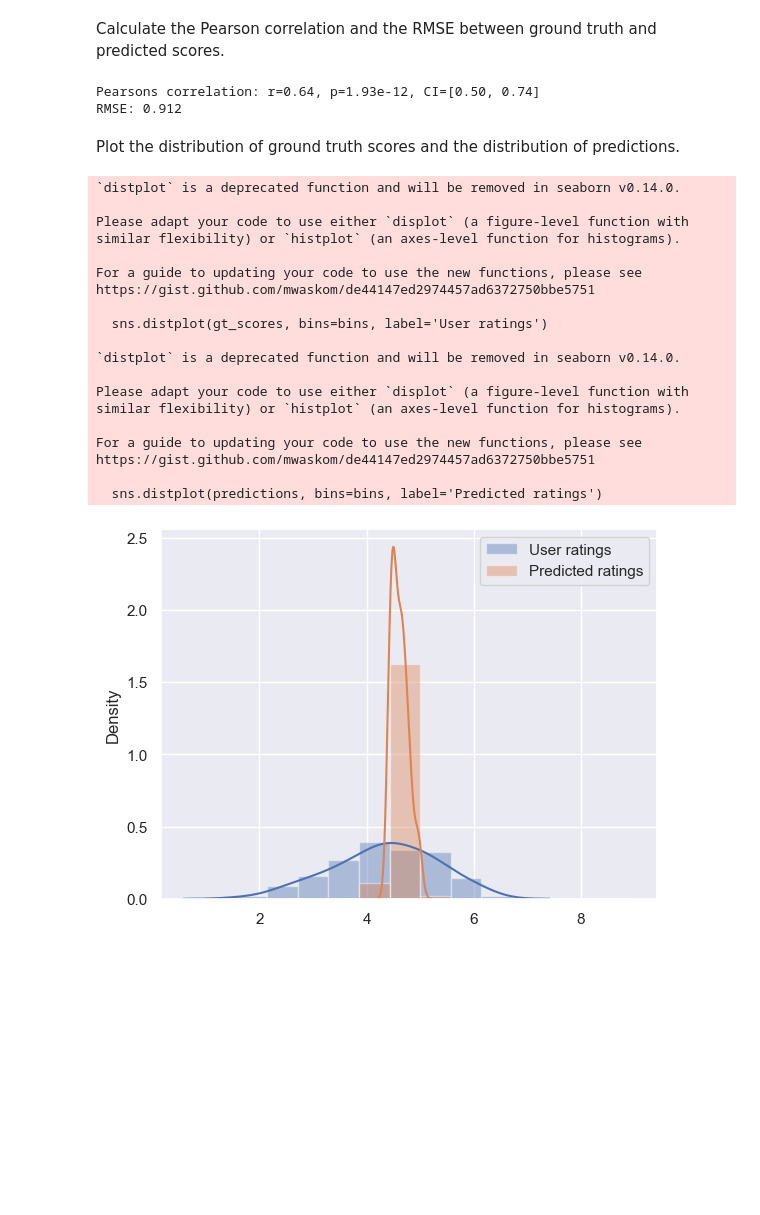
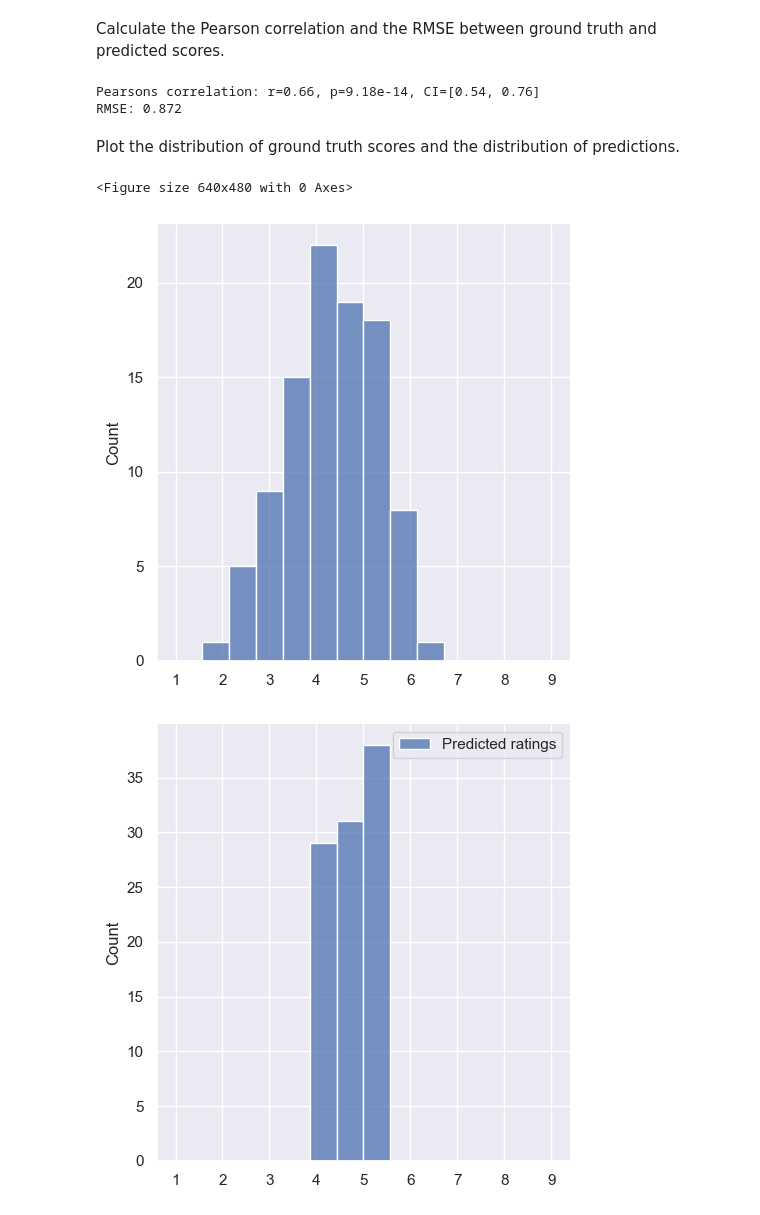
Before and after one commit to abrahamglez17/website-aesthetics-research, a Jupyter notebook: rating-based-models/approach2/model2.ipynb, the cells around one changed output. Drawn from its saved outputs; the diff is of its cells as text; code cells hidden in the pictures; blank space fills up the shorter version.

```diff
--- a/rating-based-models/approach2/model2.ipynb
+++ b/rating-based-models/approach2/model2.ipynb
@@ -284,11 +284,11 @@ val_generator = val_datagen.flow(X_val, y_val, batch_size=batch_size)
 # %% [markdown]
 Compile the model.
 # %%
-epochs = 40
+epochs = 32
 decay = 1e-4
 base_lr = 0.005
 
-sgd = optimizers.SGD(learning_rate=base_lr, momentum=0.9, decay=decay, nesterov=True)
+sgd = optimizers.SGD(learning_rate=base_lr, momentum=0.9, weight_decay=decay, nesterov=True)
 model.compile(loss=earth_mover_loss, optimizer=sgd, metrics=[earth_mover_loss])
 # %% [markdown]
 Train the model.
@@ -451,47 +446,30 @@ print('Pearsons correlation: r=%.2f, p=%.2e, CI=[%.2f, %.2f]' % (corr, p, lo, hi
 rmse_test = sqrt(mean_squared_error(gt_scores, predictions))
 print('RMSE: %.3f' % rmse_test)
 # %% [output]
-Pearsons correlation: r=0.64, p=1.93e-12, CI=[0.50, 0.74]
-RMSE: 0.912
+Pearsons correlation: r=0.66, p=9.18e-14, CI=[0.54, 0.76]
+RMSE: 0.872
 # %% [markdown]
 Plot the distribution of ground truth scores and the distribution of predictions.
 # %%
 import seaborn as sns
 
 fig = plt.figure()
 sns.set(color_codes=True)
 
 bins = np.linspace(1, 9, num=15)
 
-sns.distplot(gt_scores, bins=bins, label='User ratings')
+sns.displot(gt_scores, bins=bins, label='User ratings')
 
-sns.distplot(predictions, bins=bins, label='Predicted ratings')
+sns.displot(predictions, bins=bins, label='Predicted ratings')
 
 plt.legend()
 
 
 plt.show()
 # %% [output]
-`distplot` is a deprecated function and will be removed in seaborn v0.14.0.
-
-Please adapt your code to use either `displot` (a figure-level function with
-similar flexibility) or `histplot` (an axes-level function for histograms).
-
-For a guide to updating your code to use the new functions, please see
-https://gist.github.com/mwaskom/de44147ed2974457ad6372750bbe5751
-
-  sns.distplot(gt_scores, bins=bins, label='User ratings')
-
-`distplot` is a deprecated function and will be removed in seaborn v0.14.0.
-
-Please adapt your code to use either `displot` (a figure-level function with
-similar flexibility) or `histplot` (an axes-level function for histograms).
-
-For a guide to updating your code to use the new functions, please see
-https://gist.github.com/mwaskom/de44147ed2974457ad6372750bbe5751
-
-  sns.distplot(predictions, bins=bins, label='Predicted ratings')
+<Figure size 640x480 with 0 Axes>
-[figure, old version]
+[figure, new version]
+[figure, added]
 # %%
 import numpy as np
 import tensorflow as tf
```
Also changed, not shown: parts of 11 cells of this notebook, 2 other files.
